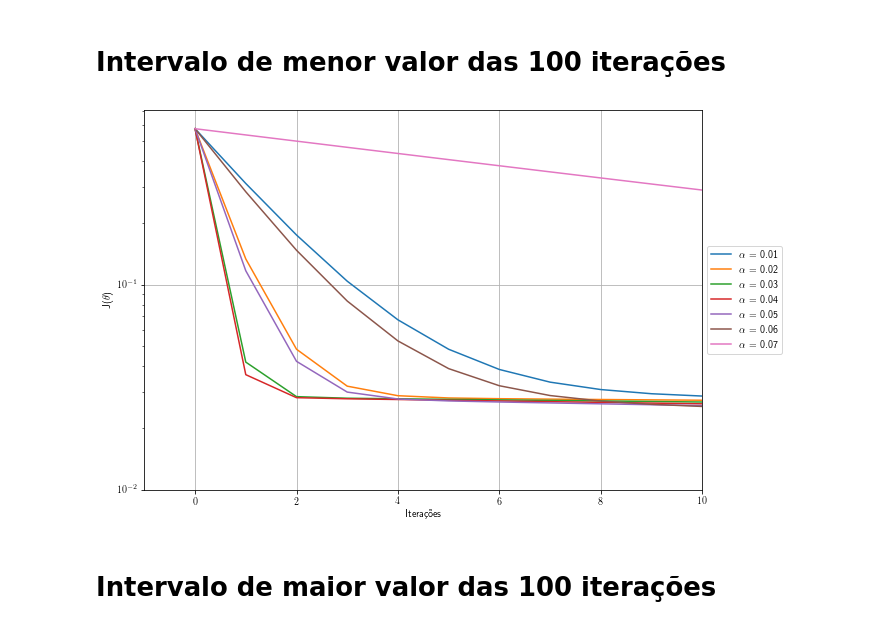
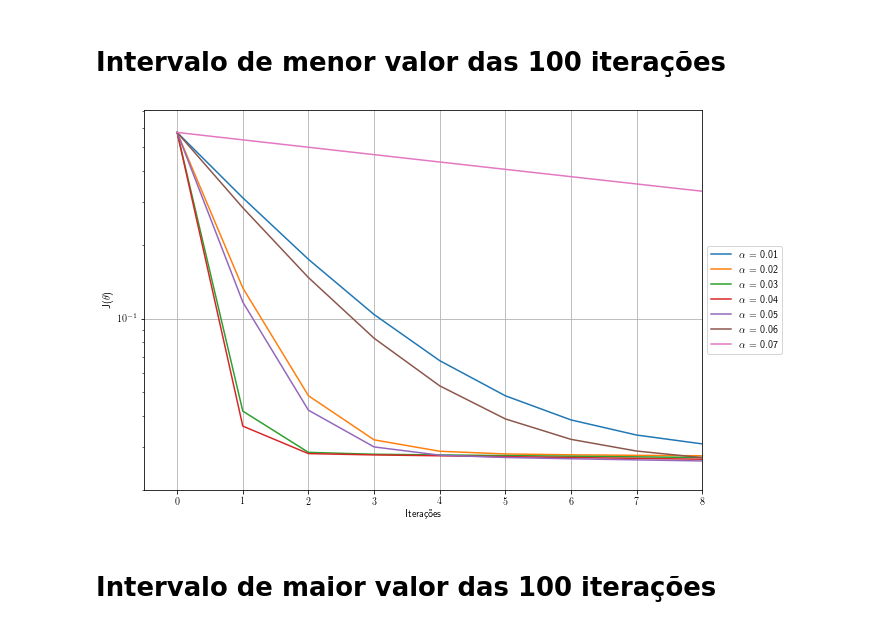
Before and after one commit to danbailo/T1-Inteligencia-Artificial, a Jupyter notebook: src/Trabalho 1 - Inteligência Artificial.ipynb, the cells around one changed output. Cells and saved outputs as stored; diff of their text form; code cells hidden in the pictures.

```diff
--- a/src/Trabalho 1 - Inteligência Artificial.ipynb
+++ b/src/Trabalho 1 - Inteligência Artificial.ipynb
@@ -11,7 +11,6 @@ import os
 plt.rcParams['figure.figsize'] = (10, 7) #(width,height)
 plt.rcParams['axes.grid'] = True
 plt.rcParams['text.usetex'] = True
-plt.rcParams['savefig.format']: 'pdf'
 # %% [markdown]
 ## Função que calcula a regressão linear utilizando matrizes
 # %%
@@ -108,14 +107,14 @@ plt.savefig(os.path.join('..','imgs/')+'lr_100it', bbox_inches='tight')
 # %%
 plt.yscale('log')
 for alpha,err in err_values.items():
     plt.plot(range(NUM_IT),err, label=fr'$\alpha$ = {alpha}')
-plt.axis(xmin=-1,xmax=10,ymin=10e-3)
+plt.axis(xmin=-0.5,xmax=8,ymin=20e-3)
 plt.xlabel('Iterações')
 plt.ylabel(r'J($\theta$)')
 plt.legend(loc='center left', bbox_to_anchor=(1.0, 0.5))
-plt.savefig(os.path.join('..','imgs/')+'lower_interval', bbox_inches='tight')
+plt.savefig(os.path.join('..','imgs/')+'lower_interval.pdf', bbox_inches='tight')
 # %% [output]
-[figure, old version]
+[figure, new version]
 # %% [markdown]
 # Intervalo de maior valor das 100 iterações
 # %%
```
Also changed, not shown: parts of 11 cells of this notebook, 3 other files.
